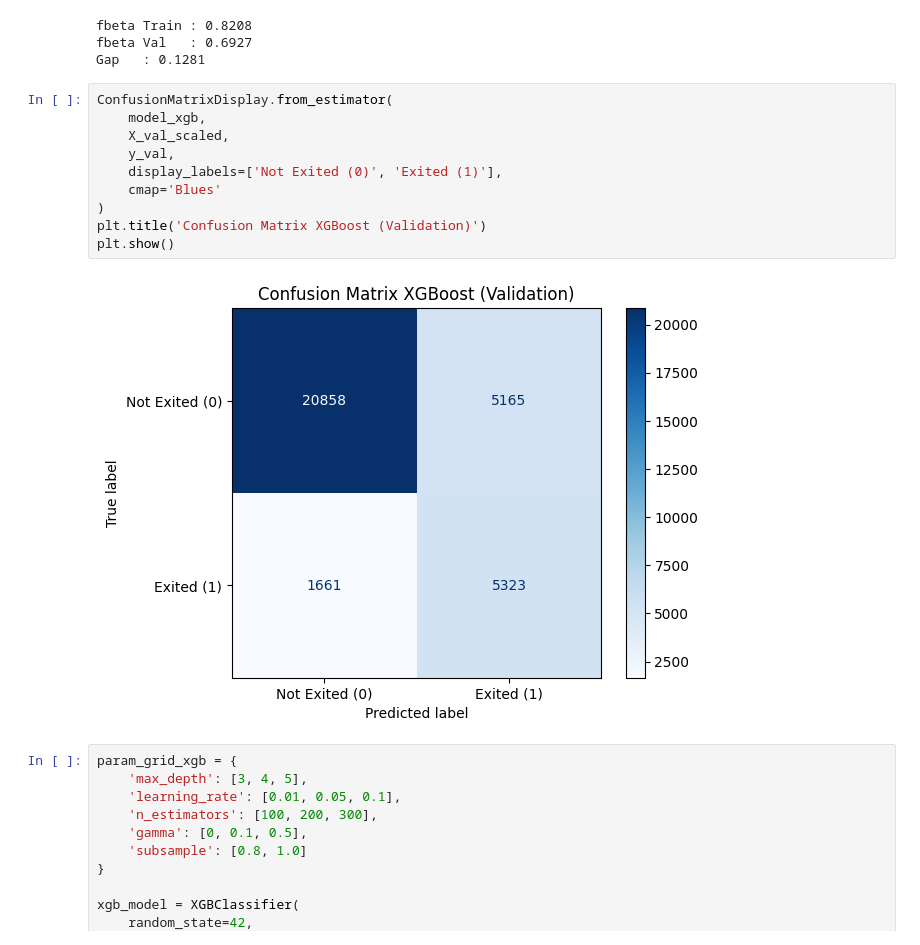
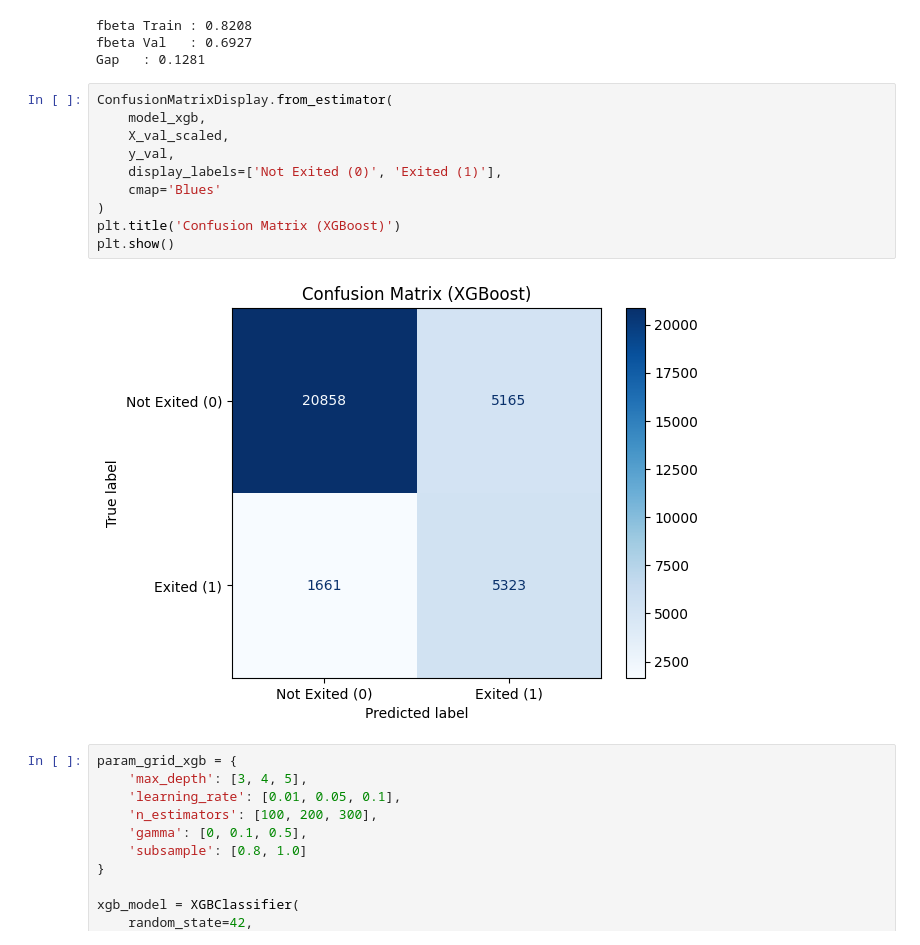
Before and after one commit to maxoubvd/S7_ML_project, a Jupyter notebook: projet_ml.ipynb, the cells around one changed output. Saved outputs shown, nothing was run; the diff lists cells and outputs as text.

```diff
--- a/projet_ml.ipynb
+++ b/projet_ml.ipynb
@@ -1571,15 +1571,15 @@ Gap   : 0.1281
 # %%
 ConfusionMatrixDisplay.from_estimator(
     model_xgb,
     X_val_scaled,
     y_val,
     display_labels=['Not Exited (0)', 'Exited (1)'],
     cmap='Blues'
 )
-plt.title('Confusion Matrix XGBoost (Validation)')
+plt.title('Confusion Matrix (XGBoost)')
 plt.show()
 # %% [output]
-[figure, old version]
+[figure, new version]
 # %%
 param_grid_xgb = {
     'max_depth': [3, 4, 5],
```
Also changed, not shown: parts of 12 cells of this notebook.
